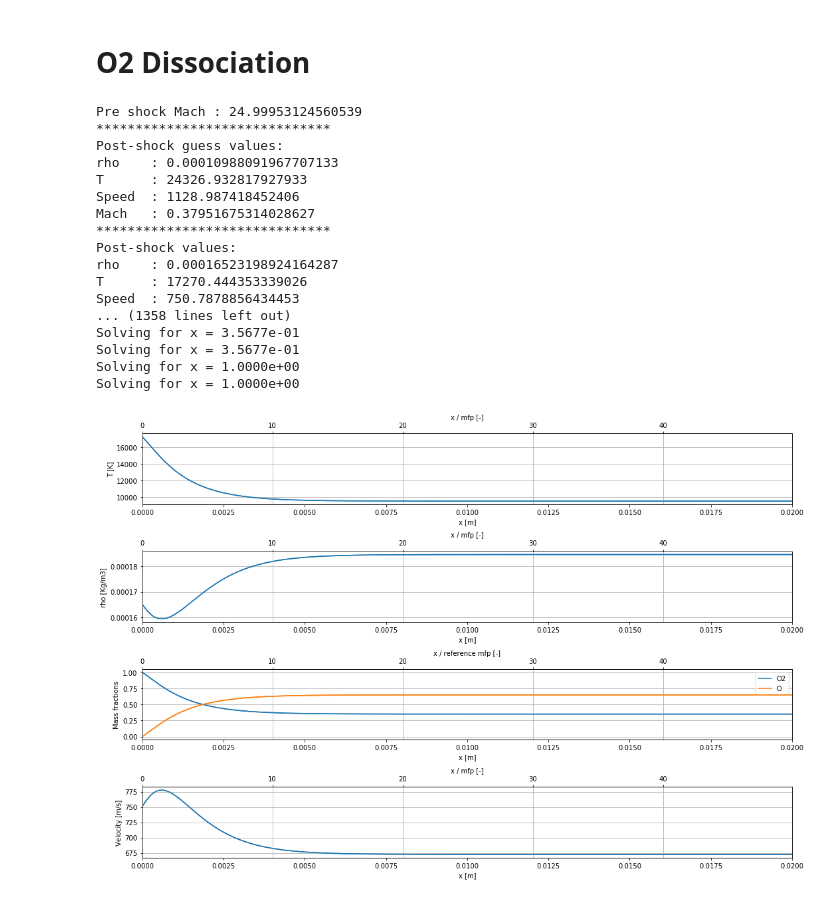
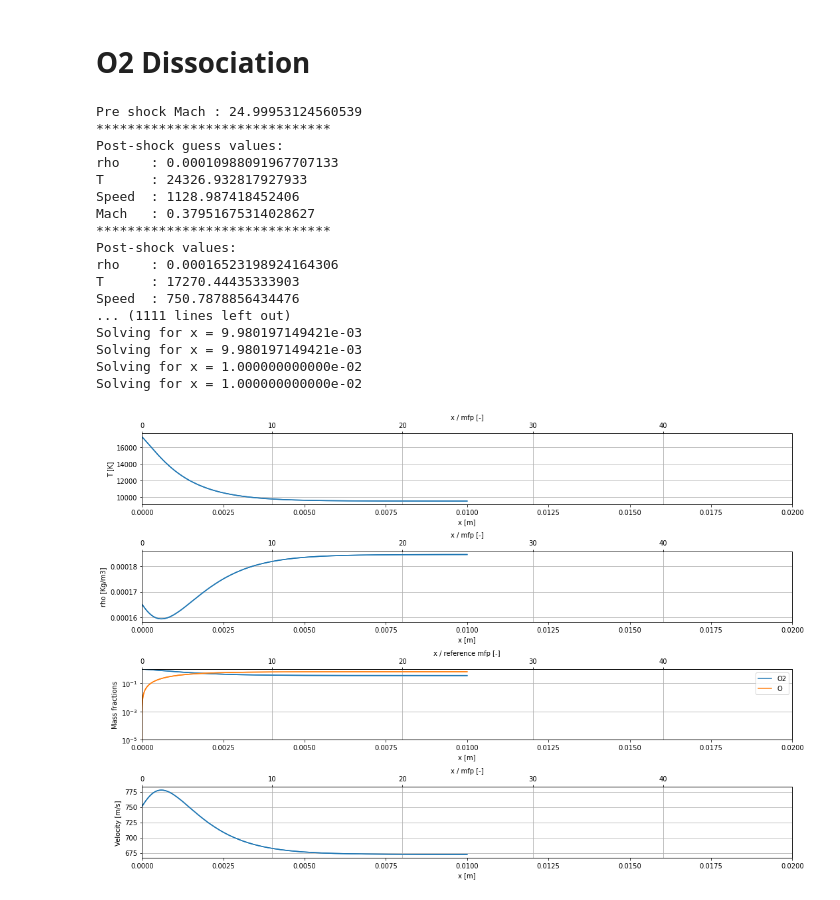
Before and after one commit to 20edo/Reactive_shock_air, a Jupyter notebook: Reactive_Air_shock.ipynb, the cells around one changed output. Cells and saved outputs as stored; diff of their text form; code cells hidden in the pictures.

```diff
--- a/Reactive_Air_shock.ipynb
+++ b/Reactive_Air_shock.ipynb
@@ -1344,7 +1501,7 @@ def validate(self, xmax = None, xmax_l = None, ls = '-', print_max = True):
 
     # Compute and plot mass flux
 
-    subaxes_mass       = plt.subplot(3, 1, 1)
+    subaxes_mass       = plt.subplot(4, 1, 1)
     mass_flux = self.sol_rho * self.sol_u
     error_mass_flux = ( mass_flux - mass_flux[0] ) / mass_flux[0]
     subaxes_mass.plot(self.sol_x, error_mass_flux, ls)
@@ -1362,7 +1519,7 @@ def validate(self, xmax = None, xmax_l = None, ls = '-', print_max = True):
     subaxes_mass.yaxis.grid(True)
 
     # Compute and plot momentum flux
-    subaxes_momentum   = plt.subplot(3, 1, 2)
+    subaxes_momentum   = plt.subplot(4, 1, 2)
     momentum_flux = self.sol_rho * self.sol_u ** 2 + self.sol_p # CANCELLARE multiply per u to obtain a flux
     error_momentum_flux = ( momentum_flux - momentum_flux[0] ) / momentum_flux[0]
     subaxes_momentum.plot(self.sol_x, error_momentum_flux, ls)
@@ -1380,7 +1537,7 @@ def validate(self, xmax = None, xmax_l = None, ls = '-', print_max = True):
     subaxes_momentum.yaxis.grid(True)
 
     # Compute and plot energy flux
-    subaxes_energy     = plt.subplot(3, 1, 3)
+    subaxes_energy     = plt.subplot(4, 1, 3)
     energy_flux = self.sol_rho * ( self.sol_e + 1 / 2 * self.sol_u ** 2 ) + self.sol_p # CANCELLARE multiply per u to obtain a flux
     error_energy_flux = ( energy_flux - energy_flux[0] ) / energy_flux[0]
     subaxes_energy.plot(self.sol_x, error_energy_flux, ls)
@@ -1397,11 +1554,30 @@ def validate(self, xmax = None, xmax_l = None, ls = '-', print_max = True):
     subaxes_energy2.grid()
     subaxes_energy.yaxis.grid(True)
 
+    # Compute and plot sum of mass fractions
+    subaxes_mass_frac     = plt.subplot(4, 1, 4)
+    mass_frac_flux = np.sum(self.sol_Y,axis=0) # CANCELLARE multiply per u to obtain a flux
+    error_mass_frac_flux = ( mass_frac_flux - mass_frac_flux[0] ) / mass_frac_flux[0]
+    subaxes_mass_frac.plot(self.sol_x, error_mass_frac_flux, ls)
+
+    subaxes_mass_frac2 = subaxes_mass_frac.twiny()
+    subaxes_mass_frac2.plot(x_lambda, error_mass_frac_flux, ls)
+
+    # Set labels etc.
+    subaxes_mass_frac.set_xlim(0, xmax)
+    subaxes_mass_frac2.set_xlim(0, xmax / self.mfp)
+    subaxes_mass_frac.set_xlabel('x [m]')
+    subaxes_mass_frac2.set_xlabel('x / reference mfp [-]')
+    subaxes_mass_frac.set_ylabel('Sum of mass fractions [-]') # CANCELLARE controllare unità di misura o toglierle
+    subaxes_mass_frac2.grid()
+    subaxes_mass_frac.yaxis.grid(True)
+
     if print_max:
         print('Maximum mass flux error       : ' + str(np.max(np.abs(error_mass_flux))))
         print('Maximum momentum flux error   : ' + str(np.max(np.abs(error_momentum_flux))))
         print('Maximum energy flux error     : ' + str(np.max(np.abs(error_energy_flux))))
         print('Last value of mass flux       : ' + str(mass_flux[-1]))
+        print('Ymin                          : ' + str(np.min(self.sol_Y)))
 
 problem.plot_T = plot_T
 problem.plot_rho = plot_rho
@@ -1726,7 +1831,7 @@ O2_dissociation.rho0   = 1.8460e-5
 O2_dissociation.u0     = 25 * np.sqrt(1.4 * Ru / (32*1e-3) * O2_dissociation.T0)
 
 # Solve
-O2_dissociation.solve(xf = 1)
+O2_dissociation.solve(xf = 0.01)
 # %% [output]
 Pre shock Mach : 24.99953124560539
 ******************************
@@ -1737,30 +1842,30 @@ Speed  : 1128.987418452406
 Mach   : 0.37951675314028627
 ******************************
 Post-shock values:
-rho    : 0.00016523198924164287
-T      : 17270.444353339026
-Speed  : 750.7878856434453
-... (1358 lines left out)
-Solving for x = 3.5677e-01
-Solving for x = 3.5677e-01
-Solving for x = 1.0000e+00
-Solving for x = 1.0000e+00
+rho    : 0.00016523198924164306
+T      : 17270.44435333903
+Speed  : 750.7878856434476
+... (1111 lines left out)
+Solving for x = 9.980197149421e-03
+Solving for x = 9.980197149421e-03
+Solving for x = 1.000000000000e-02
+Solving for x = 1.000000000000e-02
 # %%
 xmax = 2e-2
 xmax_l = 3e7
 
 fig, ax = plt.subplots(4, 1,)
 O2_dissociation.plot_T(ax[0], xmax = xmax)
 # ax[0].set_ylim(5e3,17500)
 
 O2_dissociation.plot_rho(ax[1], xmax = xmax)
 #ax[1].set_ylim(1.8e-3,5e-3)
-O2_dissociation.plot_Y(ax[2], xmax = xmax)
+O2_dissociation.logplot_Y(ax[2], xmax = xmax)
 O2_dissociation.plot_u(ax[3], xmax = xmax)
 
 fig.tight_layout()
 # %% [output]
-[figure, old version]
+[figure, new version]
 # %%
 O2_dissociation.validate(xmax=1e-2)
 # %% [output]
```
Also changed, not shown: parts of 17 cells of this notebook.
